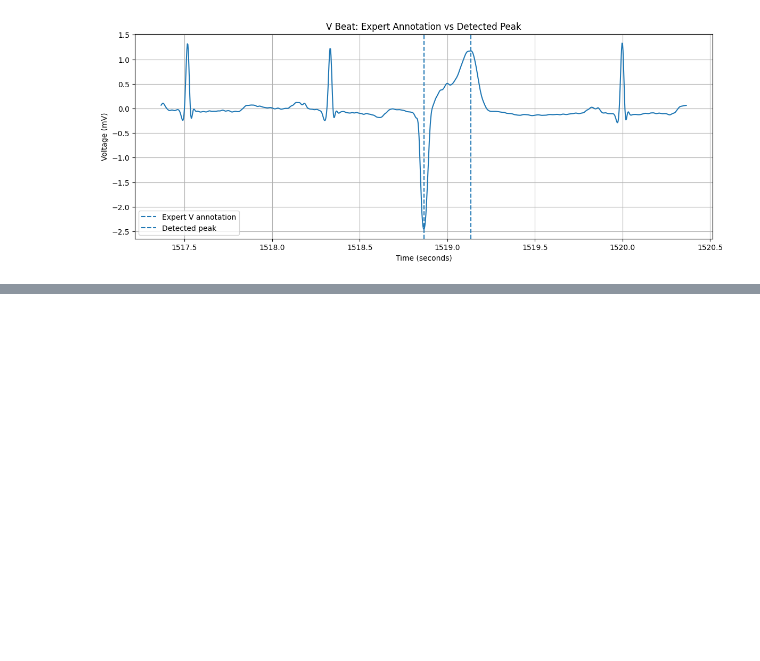
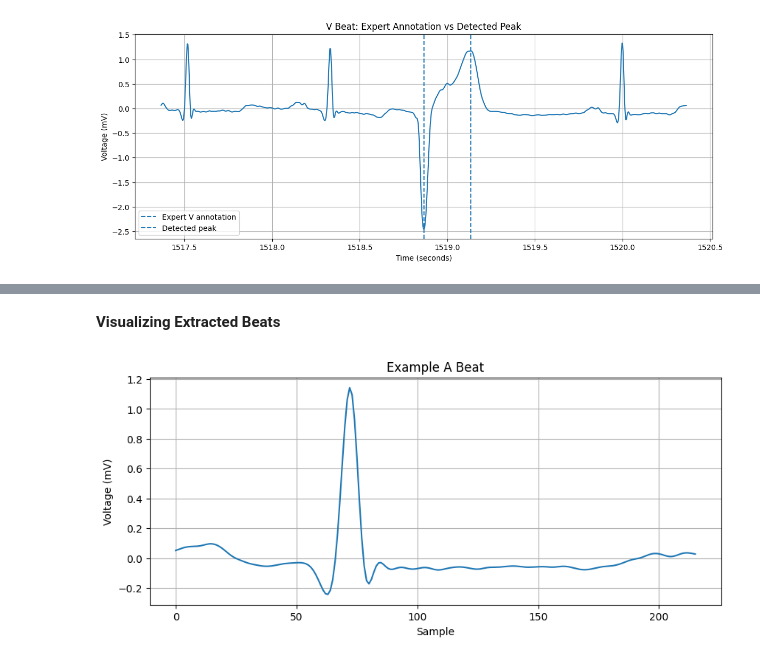
Before and after one commit to Chandana-dharshanam/ecg-detection, a Jupyter notebook: ecg-detection.ipynb, the cells around one changed output, grey strips where cells are left out. Cells and saved outputs as stored; diff of their text form; code cells hidden in the pictures; blank space fills up the shorter version.

```diff
--- a/ecg-detection.ipynb
+++ b/ecg-detection.ipynb
@@ -793,0 +903,18 @@ plt.show()
+# %% [markdown]
+**Visualizing Extracted Beats**
+# %%
+# Find the first A beat and the V beat
+a_index = np.where(expert_labels == 'A')[0][0]
+v_index = np.where(expert_labels == 'V')[0][0]
+
+# Plot A beat
+plt.figure(figsize=(10, 4))
+plt.plot(expert_beats[a_index])
+
+plt.title("Example A Beat")
+plt.xlabel("Sample")
+plt.ylabel("Voltage (mV)")
+plt.grid(True)
+plt.show()
+# %% [output]
+[figure, added]
```
Also changed, not shown: parts of 9 cells of this notebook.
